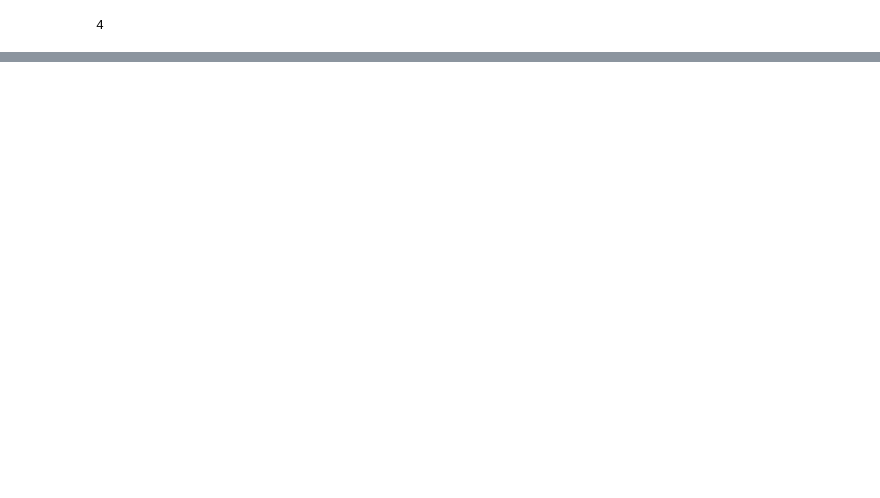
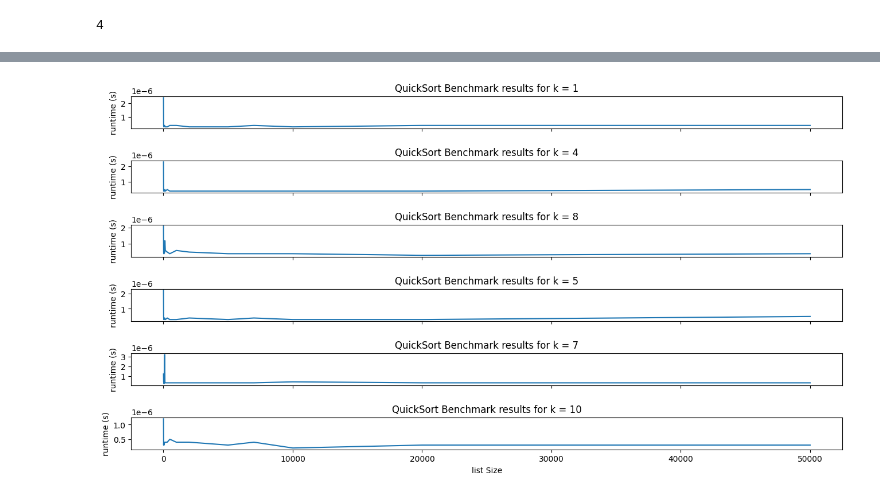
Before and after one commit to cherise-dev/CSC-3310_ProgramIII, a Jupyter notebook: CSC 3310 Program3.ipynb, the cells around one changed output, grey strips where cells are left out. Saved outputs shown, nothing was run; the diff lists cells and outputs as text; code cells hidden in the pictures; blank space fills up the shorter version.

Commit message:
finished testing and benchmarking

```diff
--- a/CSC 3310 Program3.ipynb
+++ b/CSC 3310 Program3.ipynb
@@ -43,0 +78,18 @@ print(QuickSort(test1, 3))
+# %%
+def benchmark(in_list, k):
+    start = time.perf_counter()
+    QuickSort(in_list, k)
+    end = time.perf_counter()
+    diff = end - start
+    return diff
+# %%
+sizes = [10, 20, 30, 50, 100, 120, 150, 300, 500, 1000, 2000, 5000, 7000,
+         10000, 20000, 50000]
+k_values = [1, 4, 8, 5, 7, 10]
+
+
+for size in sizes:
+    random_list = [np.random.randint(0, 100, size=size)]
+    for k in k_values:
+        runtime = benchmark(random_list, k)
+        print(f"list Size: {size}, k-value: {k}, Runtime: {runtime}" )
@@ -43,0 +114,20 @@ print(QuickSort(test1, 3))
+# %%
+# plot of the bench marked results grouped into subgroups according to k
+fig, axs = plt.subplots(len(k_values), 1, figsize=(16,8), sharex=True,
+                        gridspec_kw={"hspace": 1})
+
+for i in range(len(k_values)):
+    times = []
+
+    for size in sizes:
+        runtime = benchmark(random_list, k_values[i])
+        times.append(runtime)
+
+    axs[i].plot(sizes, times, label =f"k = {k_values[i]}")
+    axs[i].set_ylabel("runtime (s)")
+    axs[i].set_title(f"QuickSort Benchmark results for k = {k_values[i]}")
+
+axs[-1].set_xlabel("list Size")
+plt.show()
+# %% [output]
+[figure, added]
```
Also changed, not shown: parts of 6 cells of this notebook.
